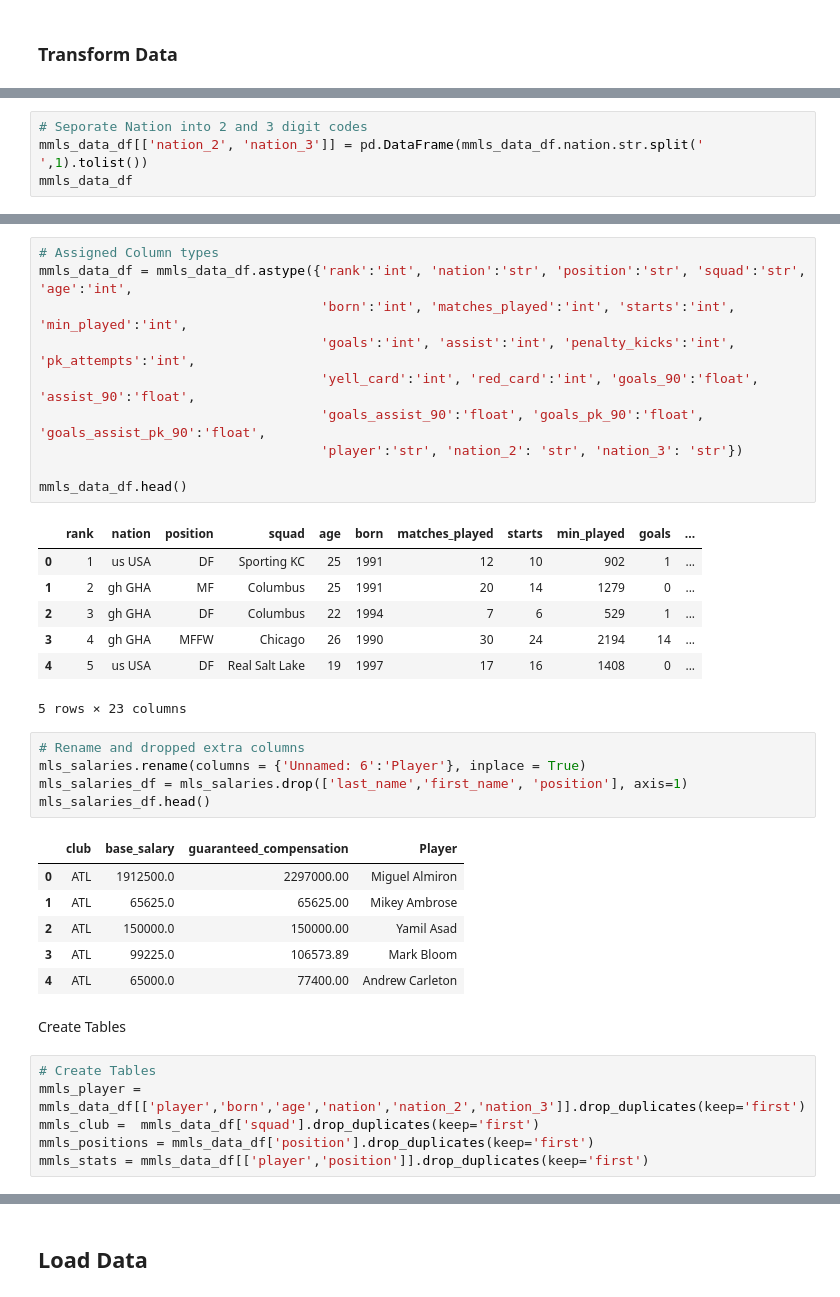
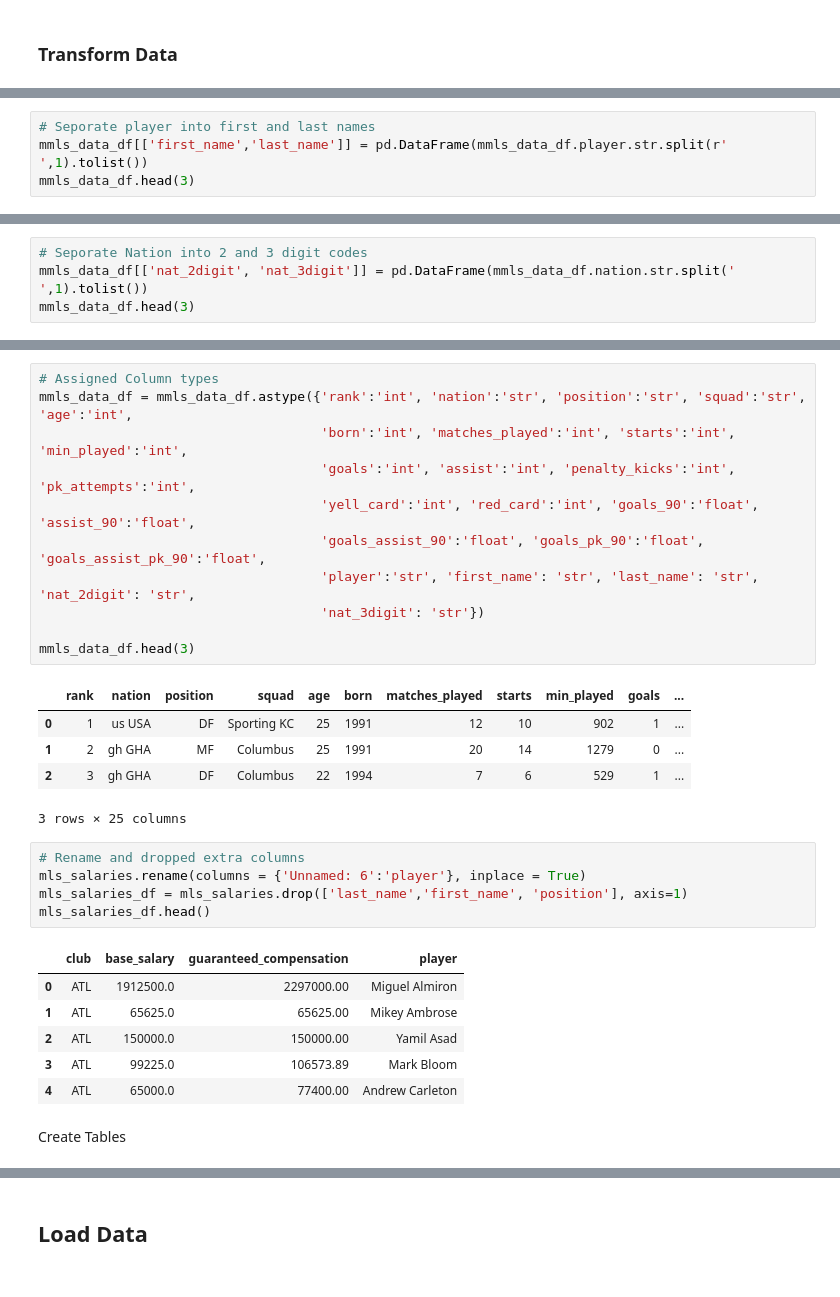
Before and after one commit to clmatherson/ETL_Project, a Jupyter notebook: MLS_ETL.ipynb, the cells around one changed output, grey strips where cells are left out. Saved outputs shown, nothing was run; the diff lists cells and outputs as text.

```diff
--- a/MLS_ETL.ipynb
+++ b/MLS_ETL.ipynb
@@ -63,0 +48,4 @@ mmls_data_df
+# %%
+# Seporate player into first and last names
+mmls_data_df[['first_name','last_name']] = pd.DataFrame(mmls_data_df.player.str.split(r' ',1).tolist())
+mmls_data_df.head(3)
@@ -64,7 +58,7 @@ mmls_data_df
 # %%
 # Seporate Nation into 2 and 3 digit codes
-mmls_data_df[['nation_2', 'nation_3']] = pd.DataFrame(mmls_data_df.nation.str.split(' ',1).tolist())
-mmls_data_df
+mmls_data_df[['nat_2digit', 'nat_3digit']] = pd.DataFrame(mmls_data_df.nation.str.split(' ',1).tolist())
+mmls_data_df.head(3)
 # %% [output]
 |  | rank | nation | position | squad | age | born | matches_played | starts | min_played | goals | ... |
 | 0 | 1 | us USA | DF | Sporting KC | 25 | 1991 | 12 | 10 | 902 | 1 | ... |
@@ -82,28 +68,27 @@ mmls_data_df
 # %%
 # Assigned Column types
 mmls_data_df = mmls_data_df.astype({'rank':'int', 'nation':'str', 'position':'str', 'squad':'str', 'age':'int',
                                     'born':'int', 'matches_played':'int', 'starts':'int', 'min_played':'int',
                                     'goals':'int', 'assist':'int', 'penalty_kicks':'int', 'pk_attempts':'int',
                                     'yell_card':'int', 'red_card':'int', 'goals_90':'float', 'assist_90':'float',
                                     'goals_assist_90':'float', 'goals_pk_90':'float', 'goals_assist_pk_90':'float',
-                                    'player':'str', 'nation_2': 'str', 'nation_3': 'str'})
+                                    'player':'str', 'first_name': 'str', 'last_name': 'str', 'nat_2digit': 'str',
+                                    'nat_3digit': 'str'})
 
-mmls_data_df.head()
+mmls_data_df.head(3)
 # %% [output]
 |  | rank | nation | position | squad | age | born | matches_played | starts | min_played | goals | ... |
 | 0 | 1 | us USA | DF | Sporting KC | 25 | 1991 | 12 | 10 | 902 | 1 | ... |
 | 1 | 2 | gh GHA | MF | Columbus | 25 | 1991 | 20 | 14 | 1279 | 0 | ... |
 | 2 | 3 | gh GHA | DF | Columbus | 22 | 1994 | 7 | 6 | 529 | 1 | ... |
-| 3 | 4 | gh GHA | MFFW | Chicago | 26 | 1990 | 30 | 24 | 2194 | 14 | ... |
-| 4 | 5 | us USA | DF | Real Salt Lake | 19 | 1997 | 17 | 16 | 1408 | 0 | ... |
-5 rows × 23 columns
+3 rows × 25 columns
 # %%
 # Rename and dropped extra columns
-mls_salaries.rename(columns = {'Unnamed: 6':'Player'}, inplace = True)
+mls_salaries.rename(columns = {'Unnamed: 6':'player'}, inplace = True)
 mls_salaries_df = mls_salaries.drop(['last_name','first_name', 'position'], axis=1)
 mls_salaries_df.head()
 # %% [output]
-|  | club | base_salary | guaranteed_compensation | Player |
+|  | club | base_salary | guaranteed_compensation | player |
 | 0 | ATL | 1912500.0 | 2297000.00 | Miguel Almiron |
 | 1 | ATL | 65625.0 | 65625.00 | Mikey Ambrose |
 | 2 | ATL | 150000.0 | 150000.00 | Yamil Asad |
@@ -111,9 +96,3 @@ mls_salaries_df.head()
 | 4 | ATL | 65000.0 | 77400.00 | Andrew Carleton |
 # %% [markdown]
 Create Tables
-# %%
-# Create Tables
-mmls_player = mmls_data_df[['player','born','age','nation','nation_2','nation_3']].drop_duplicates(keep='first')
-mmls_club =  mmls_data_df['squad'].drop_duplicates(keep='first')
-mmls_positions = mmls_data_df['position'].drop_duplicates(keep='first')
-mmls_stats = mmls_data_df[['player','position']].drop_duplicates(keep='first')
```
Also changed, not shown: parts of 8 cells of this notebook.
